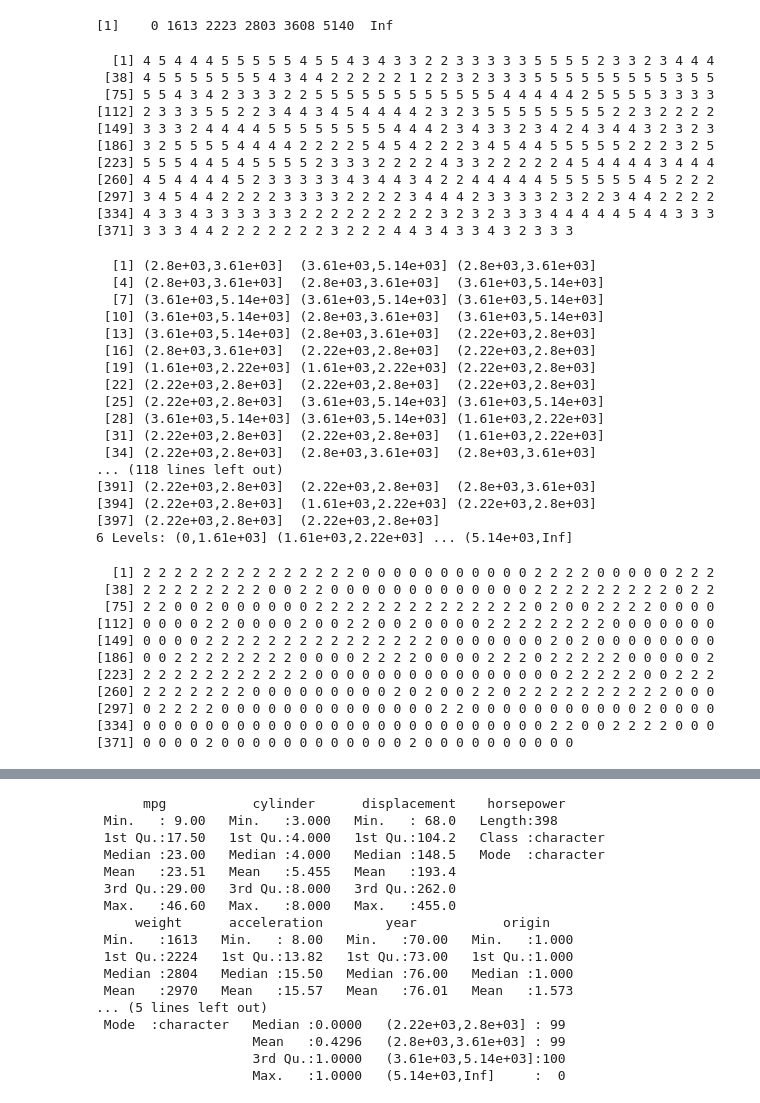
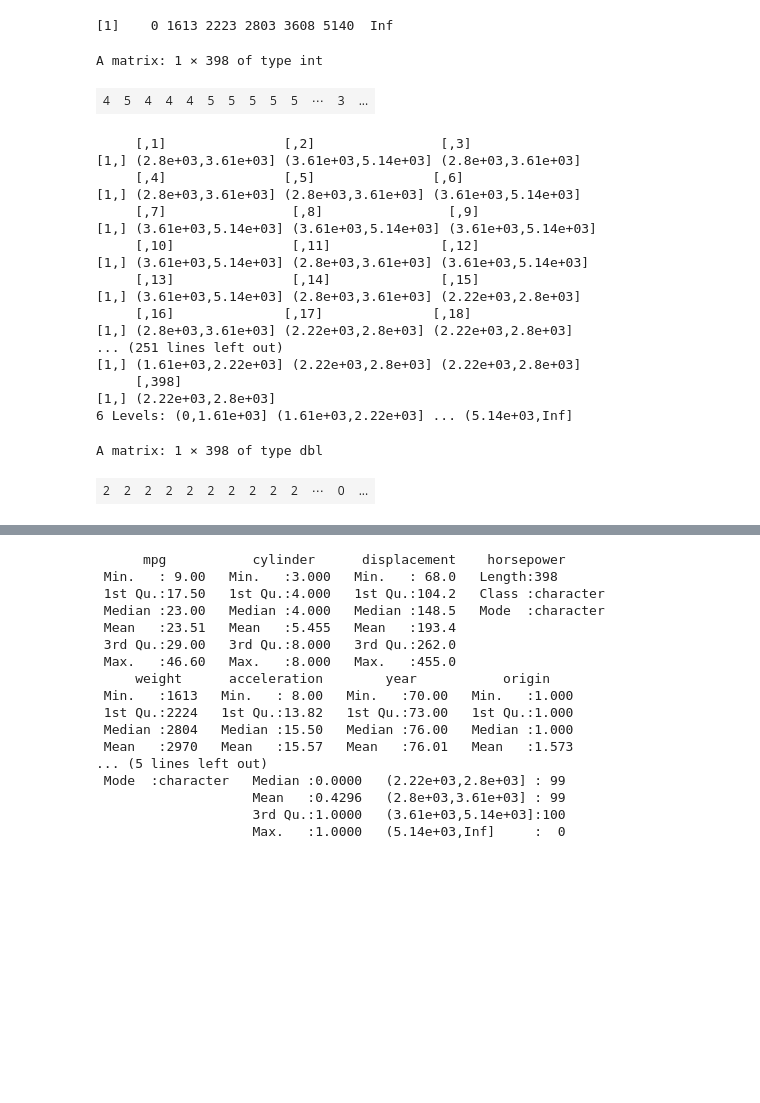
Before and after one commit to KNOU-STUDY/KNOU-R-DATA-ANALYSIS, a Jupyter notebook: ch3/part1.ipynb, the cells around one changed output, grey strips where cells are left out. Cells and saved outputs as stored; diff of their text form; code cells hidden in the pictures; blank space fills up the shorter version.

```diff
--- a/ch3/part1.ipynb
+++ b/ch3/part1.ipynb
@@ -55,55 +55,37 @@ q
 [1]    0 1613 2223 2803 3608 5140  Inf
 # %%
 dat.base5$weight_cut <- cut(dat.base5$weight, breaks=q)
-as.integer(dat.base5$weight_cut)
+t(as.integer(dat.base5$weight_cut))
 # %% [output]
-  [1] 4 5 4 4 4 5 5 5 5 5 4 5 5 4 3 4 3 3 2 2 3 3 3 3 3 5 5 5 5 2 3 3 2 3 4 4 4
- [38] 4 5 5 5 5 5 5 5 4 3 4 4 2 2 2 2 2 1 2 2 3 2 3 3 3 5 5 5 5 5 5 5 5 5 3 5 5
- [75] 5 5 4 3 4 2 3 3 3 2 2 5 5 5 5 5 5 5 5 5 5 5 5 4 4 4 4 4 2 5 5 5 5 3 3 3 3
-[112] 2 3 3 3 5 5 2 2 3 4 4 3 4 5 4 4 4 4 2 3 2 3 5 5 5 5 5 5 5 5 2 2 3 2 2 2 2
-[149] 3 3 3 2 4 4 4 4 5 5 5 5 5 5 5 5 4 4 4 2 3 4 3 3 2 3 4 2 4 3 4 4 3 2 3 2 3
-[186] 3 2 5 5 5 5 4 4 4 4 2 2 2 2 5 4 5 4 2 2 2 3 4 5 4 4 5 5 5 5 5 2 2 2 3 2 5
-[223] 5 5 5 4 4 5 4 5 5 5 5 2 3 3 3 2 2 2 2 4 3 3 2 2 2 2 2 4 5 4 4 4 4 3 4 4 4
-[260] 4 5 4 4 4 4 5 2 3 3 3 3 3 4 3 4 4 3 4 2 2 4 4 4 4 4 5 5 5 5 5 5 4 5 2 2 2
-[297] 3 4 5 4 4 2 2 2 2 3 3 3 3 2 2 2 2 3 4 4 4 2 3 3 3 3 2 3 2 2 3 4 4 2 2 2 2
-[334] 4 3 3 4 3 3 3 3 3 3 2 2 2 2 2 2 2 2 2 3 2 3 2 3 3 3 4 4 4 4 4 5 4 4 3 3 3
-[371] 3 3 3 4 4 2 2 2 2 2 2 2 3 2 2 2 4 4 3 4 3 3 4 3 2 3 3 3
+A matrix: 1 × 398 of type int
+| 4 | 5 | 4 | 4 | 4 | 5 | 5 | 5 | 5 | 5 | ⋯ | 3 | ... |
 # %%
-dat.base5$weight_cut
+t(dat.base5$weight_cut)
 # %% [output]
-  [1] (2.8e+03,3.61e+03]  (3.61e+03,5.14e+03] (2.8e+03,3.61e+03]
-  [4] (2.8e+03,3.61e+03]  (2.8e+03,3.61e+03]  (3.61e+03,5.14e+03]
-  [7] (3.61e+03,5.14e+03] (3.61e+03,5.14e+03] (3.61e+03,5.14e+03]
- [10] (3.61e+03,5.14e+03] (2.8e+03,3.61e+03]  (3.61e+03,5.14e+03]
- [13] (3.61e+03,5.14e+03] (2.8e+03,3.61e+03]  (2.22e+03,2.8e+03]
- [16] (2.8e+03,3.61e+03]  (2.22e+03,2.8e+03]  (2.22e+03,2.8e+03]
- [19] (1.61e+03,2.22e+03] (1.61e+03,2.22e+03] (2.22e+03,2.8e+03]
- [22] (2.22e+03,2.8e+03]  (2.22e+03,2.8e+03]  (2.22e+03,2.8e+03]
- [25] (2.22e+03,2.8e+03]  (3.61e+03,5.14e+03] (3.61e+03,5.14e+03]
- [28] (3.61e+03,5.14e+03] (3.61e+03,5.14e+03] (1.61e+03,2.22e+03]
- [31] (2.22e+03,2.8e+03]  (2.22e+03,2.8e+03]  (1.61e+03,2.22e+03]
- [34] (2.22e+03,2.8e+03]  (2.8e+03,3.61e+03]  (2.8e+03,3.61e+03]
-... (118 lines left out)
-[391] (2.22e+03,2.8e+03]  (2.22e+03,2.8e+03]  (2.8e+03,3.61e+03]
-[394] (2.22e+03,2.8e+03]  (1.61e+03,2.22e+03] (2.22e+03,2.8e+03]
-[397] (2.22e+03,2.8e+03]  (2.22e+03,2.8e+03]
+     [,1]               [,2]                [,3]
+[1,] (2.8e+03,3.61e+03] (3.61e+03,5.14e+03] (2.8e+03,3.61e+03]
+     [,4]               [,5]               [,6]
+[1,] (2.8e+03,3.61e+03] (2.8e+03,3.61e+03] (3.61e+03,5.14e+03]
+     [,7]                [,8]                [,9]
+[1,] (3.61e+03,5.14e+03] (3.61e+03,5.14e+03] (3.61e+03,5.14e+03]
+     [,10]               [,11]              [,12]
+[1,] (3.61e+03,5.14e+03] (2.8e+03,3.61e+03] (3.61e+03,5.14e+03]
+     [,13]               [,14]              [,15]
+[1,] (3.61e+03,5.14e+03] (2.8e+03,3.61e+03] (2.22e+03,2.8e+03]
+     [,16]              [,17]              [,18]
+[1,] (2.8e+03,3.61e+03] (2.22e+03,2.8e+03] (2.22e+03,2.8e+03]
+... (251 lines left out)
+[1,] (1.61e+03,2.22e+03] (2.22e+03,2.8e+03] (2.22e+03,2.8e+03]
+     [,398]
+[1,] (2.22e+03,2.8e+03]
 6 Levels: (0,1.61e+03] (1.61e+03,2.22e+03] ... (5.14e+03,Inf]
 # %%
 library(dplyr)
 dat.dplyr5 <- dat.base5 %>% mutate(weight_rank=ifelse(weight>=m,2,0))
-dat.dplyr5$weight_rank
+t(dat.dplyr5$weight_rank)
 # %% [output]
-  [1] 2 2 2 2 2 2 2 2 2 2 2 2 2 2 0 0 0 0 0 0 0 0 0 0 0 2 2 2 2 0 0 0 0 0 2 2 2
- [38] 2 2 2 2 2 2 2 2 0 0 2 2 0 0 0 0 0 0 0 0 0 0 0 0 0 2 2 2 2 2 2 2 2 2 0 2 2
- [75] 2 2 0 0 2 0 0 0 0 0 0 2 2 2 2 2 2 2 2 2 2 2 2 2 2 0 2 0 0 2 2 2 2 0 0 0 0
-[112] 0 0 0 0 2 2 0 0 0 0 2 0 0 2 2 0 0 2 0 0 0 0 2 2 2 2 2 2 2 2 0 0 0 0 0 0 0
-[149] 0 0 0 0 2 2 2 2 2 2 2 2 2 2 2 2 2 2 2 0 0 0 0 0 0 0 2 0 2 0 0 0 0 0 0 0 0
-[186] 0 0 2 2 2 2 2 2 2 2 0 0 0 0 2 2 2 2 0 0 0 0 2 2 2 0 2 2 2 2 2 0 0 0 0 0 2
-[223] 2 2 2 2 2 2 2 2 2 2 2 0 0 0 0 0 0 0 0 0 0 0 0 0 0 0 0 2 2 2 2 2 0 0 2 2 2
-[260] 2 2 2 2 2 2 2 0 0 0 0 0 0 0 0 0 2 0 2 0 0 2 2 0 2 2 2 2 2 2 2 2 2 2 0 0 0
-[297] 0 2 2 2 2 0 0 0 0 0 0 0 0 0 0 0 0 0 0 2 2 0 0 0 0 0 0 0 0 0 0 0 2 0 0 0 0
-[334] 0 0 0 0 0 0 0 0 0 0 0 0 0 0 0 0 0 0 0 0 0 0 0 0 0 0 2 2 0 0 2 2 2 2 0 0 0
-[371] 0 0 0 0 2 0 0 0 0 0 0 0 0 0 0 0 0 2 0 0 0 0 0 0 0 0 0 0
+A matrix: 1 × 398 of type dbl
+| 2 | 2 | 2 | 2 | 2 | 2 | 2 | 2 | 2 | 2 | ⋯ | 0 | ... |
 # %%
 library(dplyr)
 dat.dplyr6 <- dat.base5 %>% mutate(weight_cut=cut(dat.base5$weight, breaks=q))
```
Also changed, not shown: parts of 6 cells of this notebook, 1 other file.
